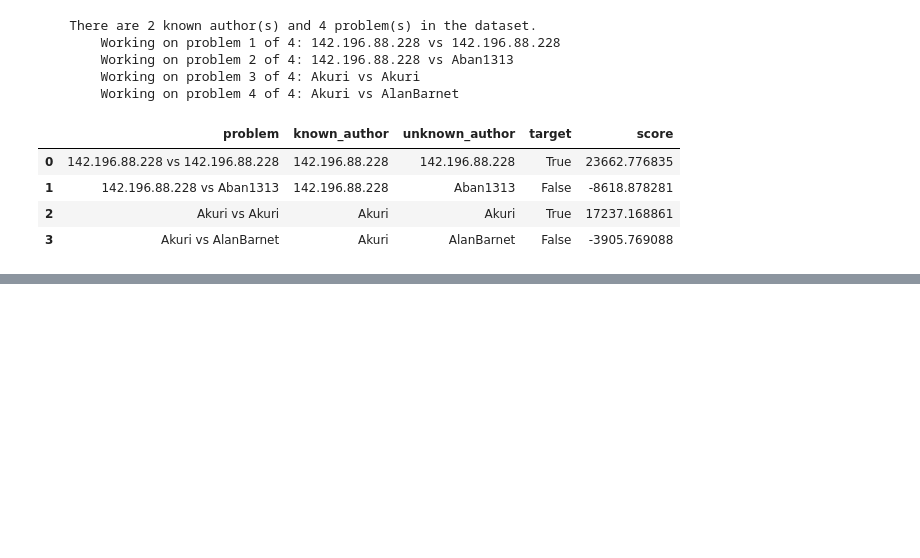
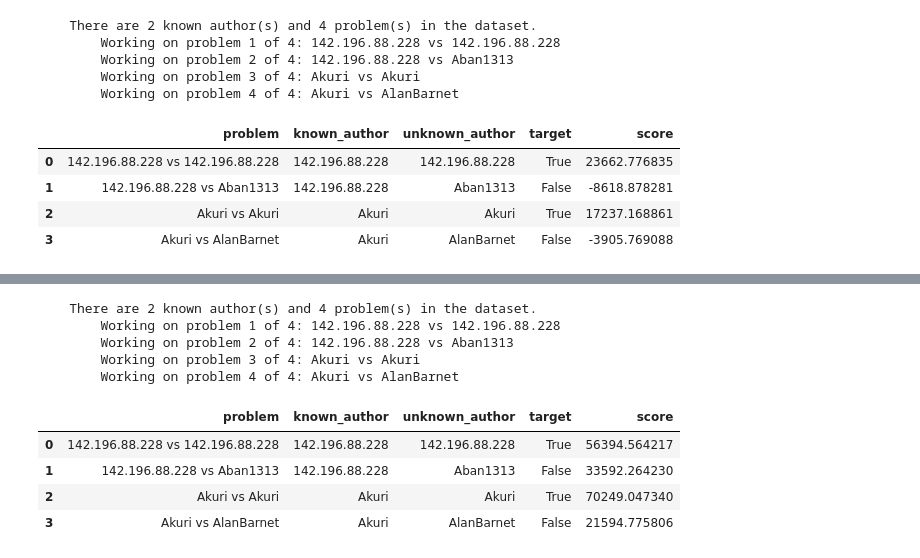
Before and after one commit to BenJCross1995/av_distributions, a Jupyter notebook: notebooks/Test Paraphrase LambdaG.ipynb, the cells around one changed output, grey strips where cells are left out. Drawn from its saved outputs; the diff is of its cells as text; code cells hidden in the pictures; blank space fills up the shorter version.

```diff
--- a/notebooks/Test Paraphrase LambdaG.ipynb
+++ b/notebooks/Test Paraphrase LambdaG.ipynb
@@ -18,7 +22,7 @@ from performance import performance
 base_loc = "/Volumes/BCross/datasets/author_verification"
 
 data_type = "training"
-corpus = "Enron"
+corpus = "Wiki"
 
 model = "Qwen2.5-1.5B-Instruct"
 model_name = model.lower().replace("-", "_")
@@ -430,0 +76,16 @@ get_top_n_closest(known_embedded_filtered, known_filtered_embedded.iloc[0,17], t
+# %%
+data = lambdaG_paraphrase(unknown, known_filtered, metadata=agg_metadata, impostor_loc=impostor_loc)
+# %% [output]
+    There are 2 known author(s) and 4 problem(s) in the dataset.
+        Working on problem 1 of 4: 142.196.88.228 vs 142.196.88.228
+        Working on problem 2 of 4: 142.196.88.228 vs Aban1313
+        Working on problem 3 of 4: Akuri vs Akuri
+        Working on problem 4 of 4: Akuri vs AlanBarnet
+# %%
+data
+# %% [output]
+|  | problem | known_author | unknown_author | target | score |
+| 0 | 142.196.88.228 vs 142.196.88.228 | 142.196.88.228 | 142.196.88.228 | True | 56394.564217 |
+| 1 | 142.196.88.228 vs Aban1313 | 142.196.88.228 | Aban1313 | False | 33592.264230 |
+| 2 | Akuri vs Akuri | Akuri | Akuri | True | 70249.047340 |
+| 3 | Akuri vs AlanBarnet | Akuri | AlanBarnet | False | 21594.775806 |
```
Also changed, not shown: parts of 40 cells of this notebook, 2 other files.
